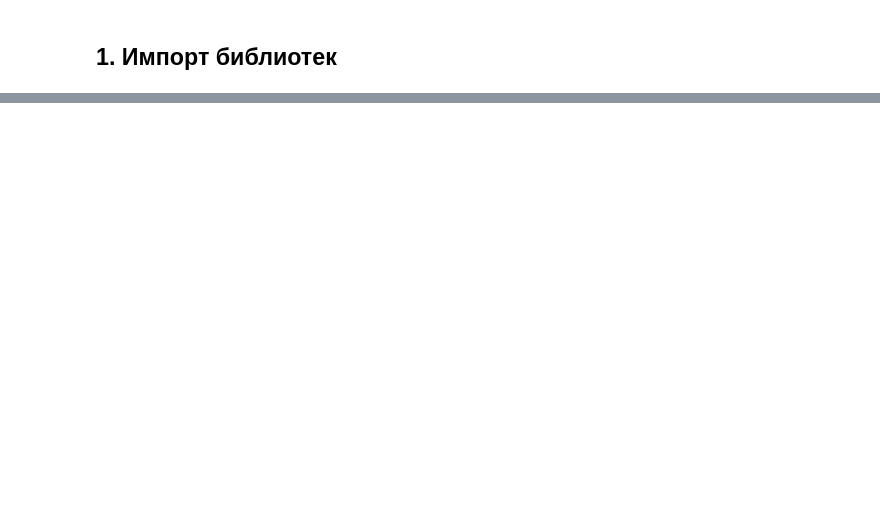
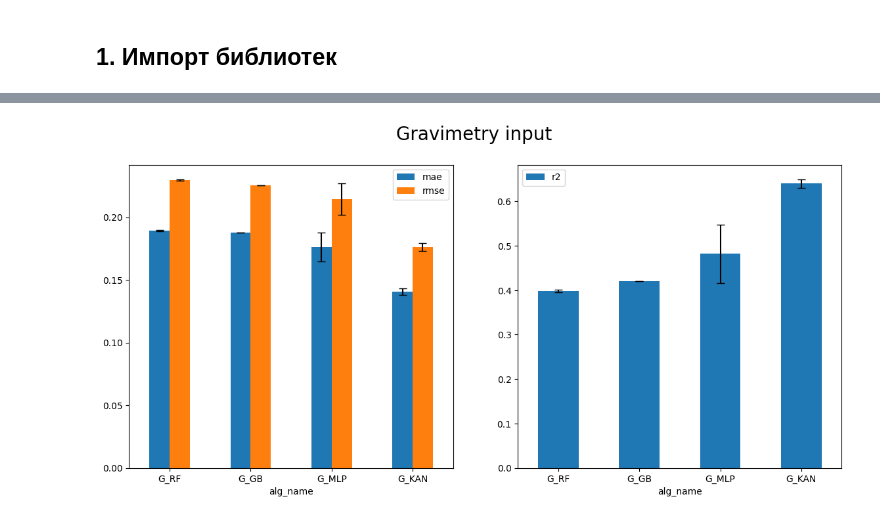
Before and after one commit to Gavr101/KAN_geo, a Jupyter notebook: post_process.ipynb, the cells around one changed output, grey strips where cells are left out. Saved outputs shown, nothing was run; the diff lists cells and outputs as text; code cells hidden in the pictures; blank space fills up the shorter version.

```diff
--- a/post_process.ipynb
+++ b/post_process.ipynb
@@ -51,0 +52,7 @@ bar_plot_full_metr(full_df)
+# %%
+file_name = 'full_metrics_1G.xlsx'
+
+full_df = pd.read_excel(file_name).drop('Unnamed: 0', axis=1)
+bar_plot_full_metr(full_df, title='Gravimetry input')
+# %% [output]
+[figure, added]
```
Also changed, not shown: parts of 12 cells of this notebook, 7 other files.
